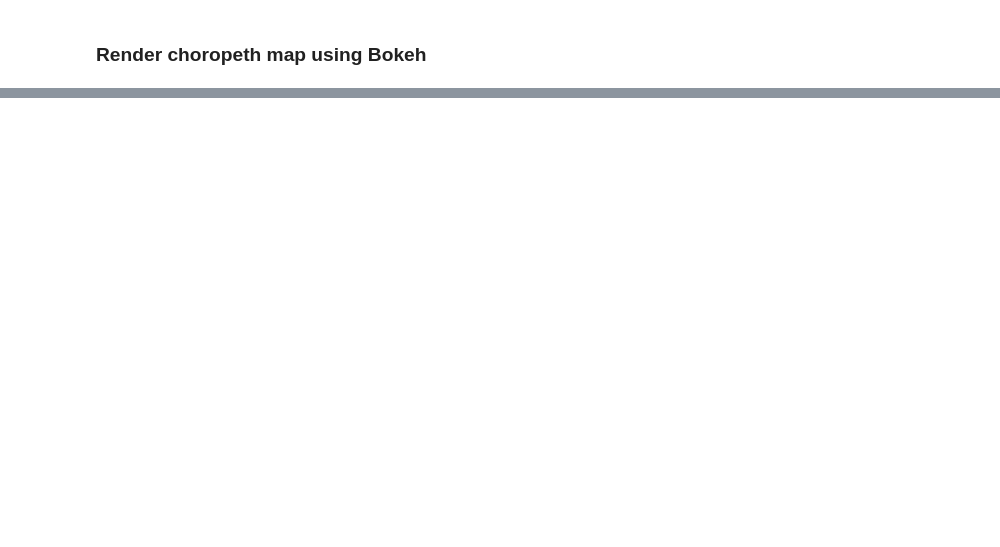
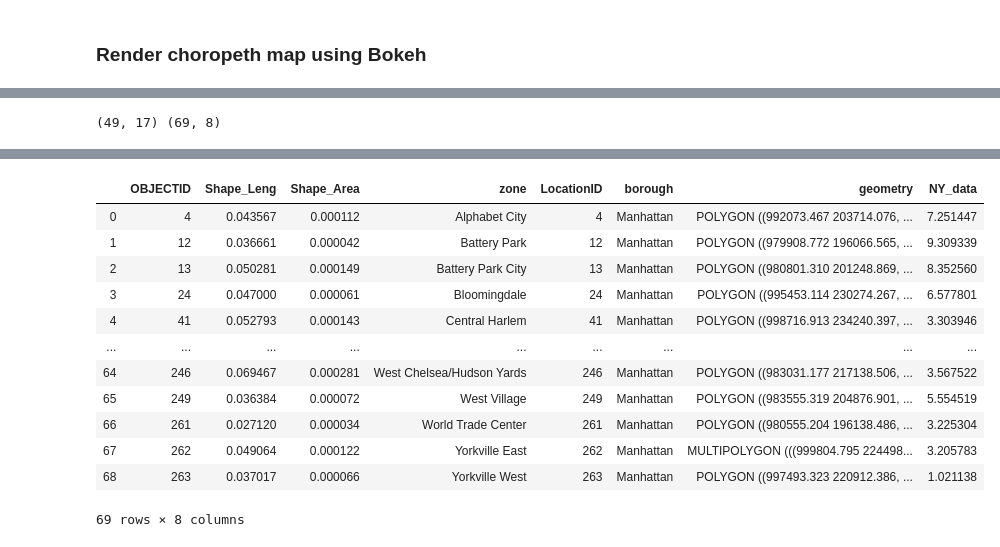
Before and after one commit to angelrps/MasterDataScience_FinalProject, a Jupyter notebook: notebooks/FrontEnd_01.ipynb, the cells around one changed output, grey strips where cells are left out. Drawn from its saved outputs; the diff is of its cells as text; code cells hidden in the pictures; blank space fills up the shorter version.

Commit message:
FrontEnd_first interactive map with dummy data

```diff
--- a/notebooks/FrontEnd_01.ipynb
+++ b/notebooks/FrontEnd_01.ipynb
@@ -259,0 +175,9 @@ f.multi_polygons
+# %%
+# Read in shapefile and examine data
+contiguous_usa = gpd.read_file('../z_resources/data_test/walkthrough/cb_2018_us_state_20m.shp')
+# same with my NY shapefile filtering only Manhattan
+contiguous_ny = gpd.read_file('../z_resources/data_test/taxi_zones/taxi_zones.shp')
+contiguous_ny = contiguous_ny[contiguous_ny['borough'] == 'Manhattan'].reset_index(drop=True)
+
+print(contiguous_usa.shape, contiguous_ny.shape)
+display(contiguous_usa.head(), contiguous_ny.head())
@@ -259,0 +198,9 @@ f.multi_polygons
+# %%
+# Read in state population data and examine
+state_pop = pd.read_csv('../z_resources/data_test/walkthrough/state_pop_2018.csv')
+
+# create random data to merge with NY
+ny_data = pd.DataFrame({'NY_data':np.random.uniform(low=0, high=10,size=contiguous_ny.shape[0])})
+
+print(state_pop.shape, ny_data.shape)
+display(state_pop.head(), ny_data.head())
@@ -259,0 +221,13 @@ f.multi_polygons
+# %%
+# Merge shapefile with population data
+pop_states = contiguous_usa.merge(state_pop, left_on = 'NAME', right_on = 'NAME')
+# Drop Alaska and Hawaii
+pop_states = pop_states.loc[~pop_states['NAME'].isin(['Alaska', 'Hawaii'])]
+
+# Merge NY shapefile with ny_data
+ny_zones = contiguous_ny.join(ny_data)
+
+print(pop_states.shape, ny_zones.shape)
+display(pop_states.head(), ny_zones.head(70))
+# %% [output]
+(49, 17) (69, 8)
@@ -259,0 +240,13 @@ f.multi_polygons
+|  | OBJECTID | Shape_Leng | Shape_Area | zone | LocationID | borough | geometry | NY_data |
+| 0 | 4 | 0.043567 | 0.000112 | Alphabet City | 4 | Manhattan | POLYGON ((992073.467 203714.076, ... | 7.251447 |
+| 1 | 12 | 0.036661 | 0.000042 | Battery Park | 12 | Manhattan | POLYGON ((979908.772 196066.565, ... | 9.309339 |
+| 2 | 13 | 0.050281 | 0.000149 | Battery Park City | 13 | Manhattan | POLYGON ((980801.310 201248.869, ... | 8.352560 |
+| 3 | 24 | 0.047000 | 0.000061 | Bloomingdale | 24 | Manhattan | POLYGON ((995453.114 230274.267, ... | 6.577801 |
+| 4 | 41 | 0.052793 | 0.000143 | Central Harlem | 41 | Manhattan | POLYGON ((998716.913 234240.397, ... | 3.303946 |
+| ... | ... | ... | ... | ... | ... | ... | ... | ... |
+| 64 | 246 | 0.069467 | 0.000281 | West Chelsea/Hudson Yards | 246 | Manhattan | POLYGON ((983031.177 217138.506, ... | 3.567522 |
+| 65 | 249 | 0.036384 | 0.000072 | West Village | 249 | Manhattan | POLYGON ((983555.319 204876.901, ... | 5.554519 |
+| 66 | 261 | 0.027120 | 0.000034 | World Trade Center | 261 | Manhattan | POLYGON ((980555.204 196138.486, ... | 3.225304 |
+| 67 | 262 | 0.049064 | 0.000122 | Yorkville East | 262 | Manhattan | MULTIPOLYGON (((999804.795 224498... | 3.205783 |
+| 68 | 263 | 0.037017 | 0.000066 | Yorkville West | 263 | Manhattan | POLYGON ((997493.323 220912.386, ... | 1.021138 |
+69 rows × 8 columns
```
Also changed, not shown: parts of 21 cells of this notebook.
